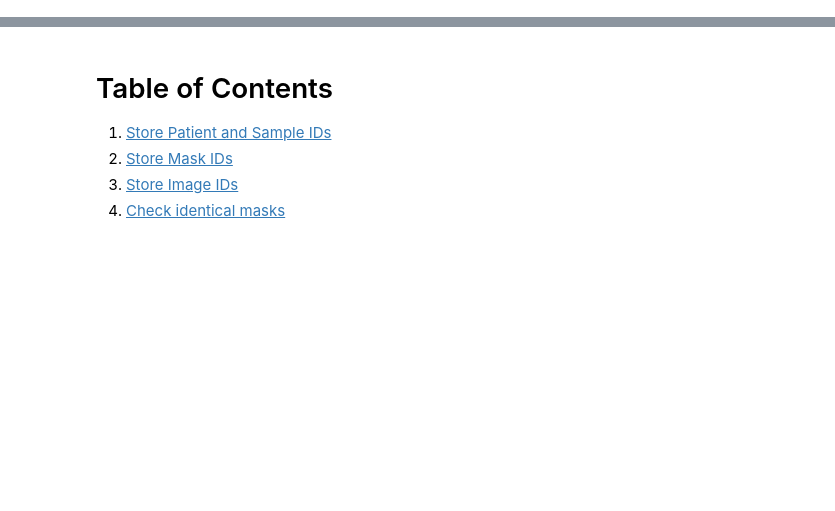
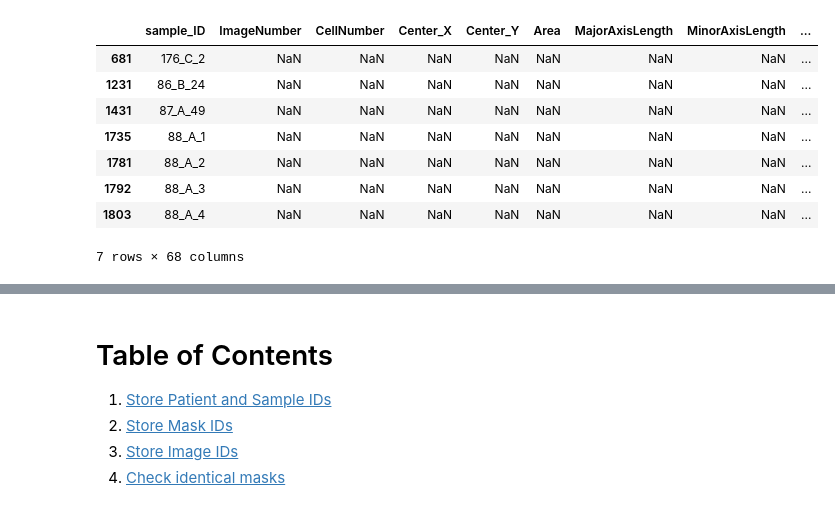
Before and after one commit to AI4SCR/ai4bmr-datasets, a Jupyter notebook: src/ai4bmr_datasets/datasets/notebooks_NSCLC/check_files.ipynb, the cells around one changed output, grey strips where cells are left out. Cells and saved outputs as stored; diff of their text form; code cells hidden in the pictures; blank space fills up the shorter version.

```diff
--- a/src/ai4bmr_datasets/datasets/notebooks_NSCLC/check_files.ipynb
+++ b/src/ai4bmr_datasets/datasets/notebooks_NSCLC/check_files.ipynb
@@ -12,3 +12,6 @@ import re
 import os
 # %%
 %reset -f
+# %%
+df_metadata = pd.read_parquet('/work/FAC/FBM/DBC/mrapsoma/prometex/data/NSCLC/02_processed/metadata/patient_metadata.parquet')
+df_metadata.columns
@@ -14,0 +54,15 @@ import os
+# %%
+merged_df = df_metadata.merge(df_mcd_ac, on='sample_ID', how='outer', indicator=True)
+
+differences = merged_df[merged_df['_merge'] != 'both']
+differences
+# %% [output]
+|  | sample_ID | ImageNumber | CellNumber | Center_X | Center_Y | Area | MajorAxisLength | MinorAxisLength | ... |
+| 681 | 176_C_2 | NaN | NaN | NaN | NaN | NaN | NaN | NaN | ... |
+| 1231 | 86_B_24 | NaN | NaN | NaN | NaN | NaN | NaN | NaN | ... |
+| 1431 | 87_A_49 | NaN | NaN | NaN | NaN | NaN | NaN | NaN | ... |
+| 1735 | 88_A_1 | NaN | NaN | NaN | NaN | NaN | NaN | NaN | ... |
+| 1781 | 88_A_2 | NaN | NaN | NaN | NaN | NaN | NaN | NaN | ... |
+| 1792 | 88_A_3 | NaN | NaN | NaN | NaN | NaN | NaN | NaN | ... |
+| 1803 | 88_A_4 | NaN | NaN | NaN | NaN | NaN | NaN | NaN | ... |
+7 rows × 68 columns
```
Also changed, not shown: parts of 5 cells of this notebook, 1 other file.
